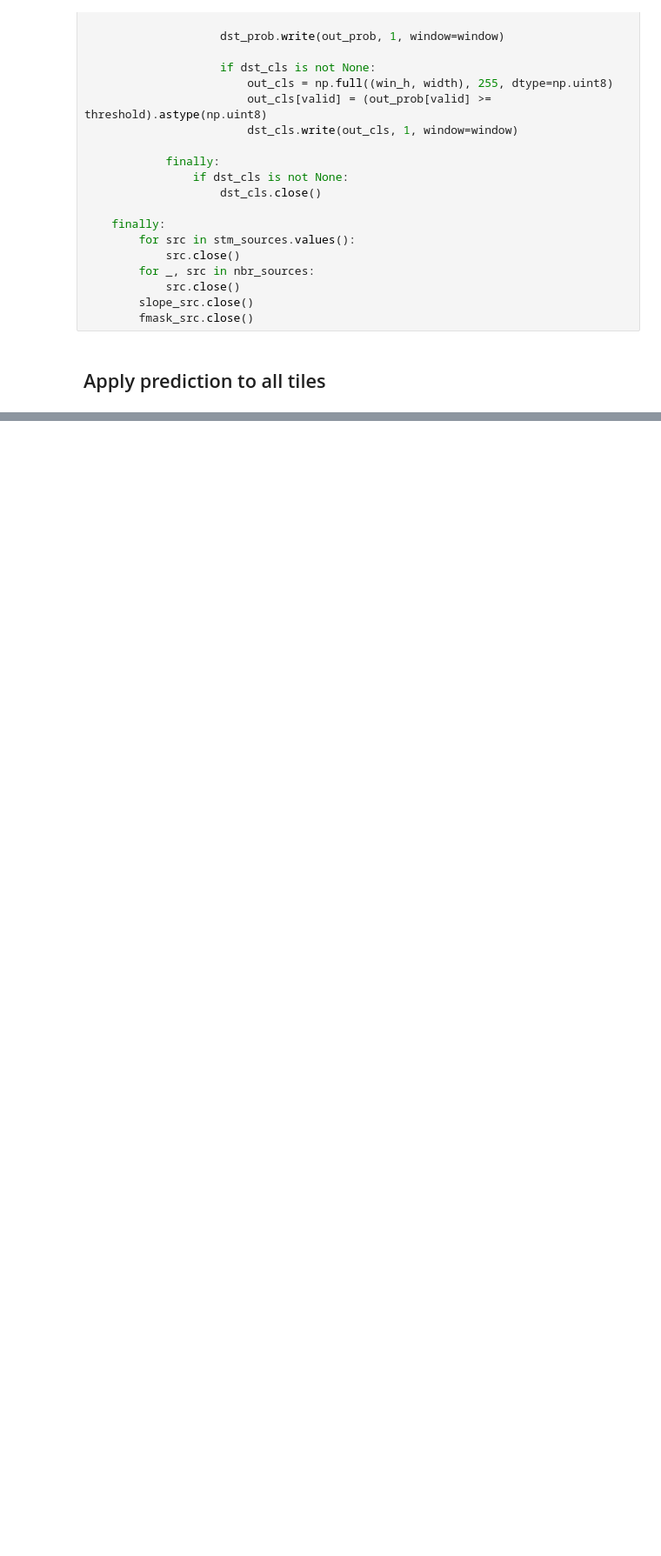
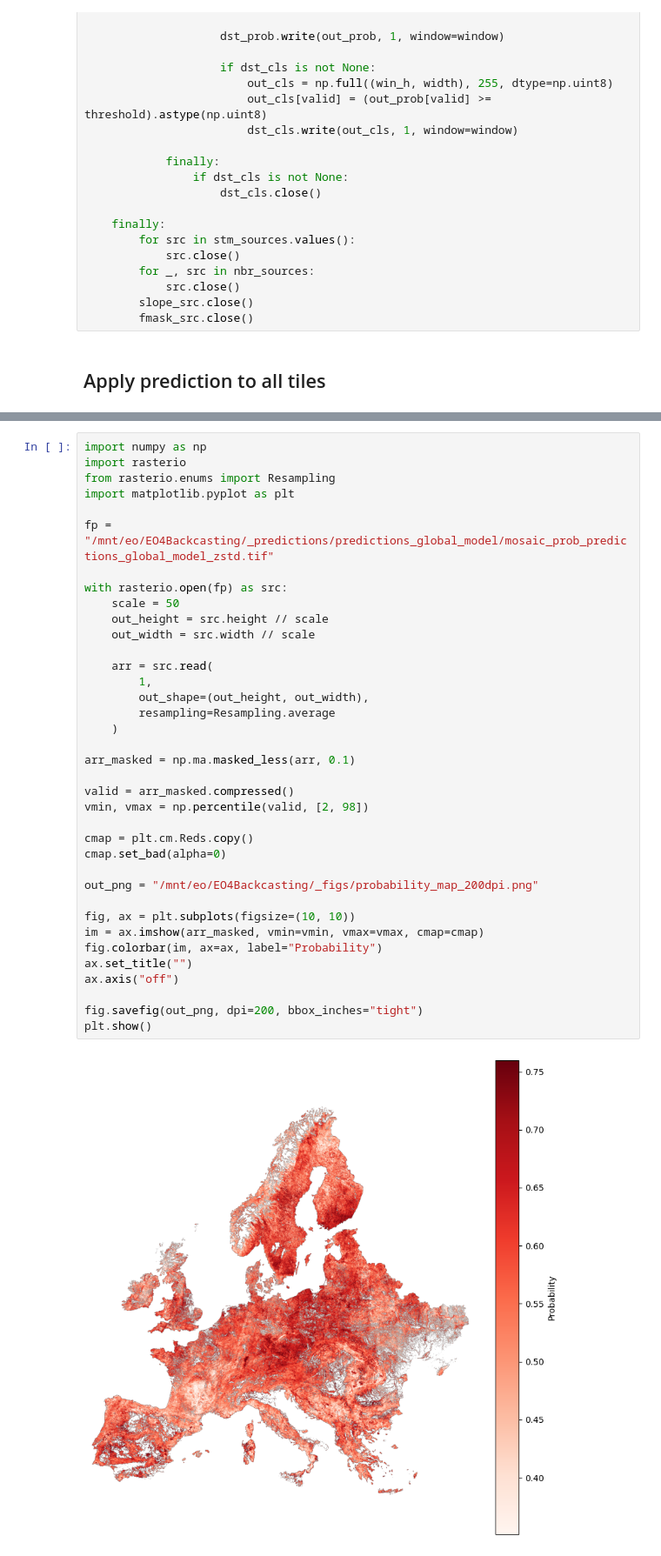
Before and after one commit to MandLisa/Landsat_BackCasting, a Jupyter notebook: scripts/xgboost_backcasting_predict_all_tiles_stm.ipynb, the cells around one changed output, grey strips where cells are left out. Shown at 87% size. Saved outputs shown, nothing was run; the diff lists cells and outputs as text; blank space fills up the shorter version.

Commit message:
add wall-to-wall script and visualisation notebook

```diff
--- a/scripts/xgboost_backcasting_predict_all_tiles_stm.ipynb
+++ b/scripts/xgboost_backcasting_predict_all_tiles_stm.ipynb
@@ -793 +887,40 @@ for tile_name, prob_fp, cls_fp in prediction_outputs[:5]:
+# %%
+import numpy as np
+import rasterio
+from rasterio.enums import Resampling
+import matplotlib.pyplot as plt
+
+fp = "/mnt/eo/EO4Backcasting/_predictions/predictions_global_model/mosaic_prob_predictions_global_model_zstd.tif"
+
+with rasterio.open(fp) as src:
+    scale = 50
+    out_height = src.height // scale
+    out_width = src.width // scale
+
+    arr = src.read(
+        1,
+        out_shape=(out_height, out_width),
+        resampling=Resampling.average
+    )
+
+arr_masked = np.ma.masked_less(arr, 0.1)
+
+valid = arr_masked.compressed()
+vmin, vmax = np.percentile(valid, [2, 98])
+
+cmap = plt.cm.Reds.copy()
+cmap.set_bad(alpha=0)
+
+out_png = "/mnt/eo/EO4Backcasting/_figs/probability_map_200dpi.png"
+
+fig, ax = plt.subplots(figsize=(10, 10))
+im = ax.imshow(arr_masked, vmin=vmin, vmax=vmax, cmap=cmap)
+fig.colorbar(im, ax=ax, label="Probability")
+ax.set_title("")
+ax.axis("off")
+
+fig.savefig(out_png, dpi=200, bbox_inches="tight")
+plt.show()
+# %% [output]
+[figure, added]
 # %%
```
Also changed, not shown: parts of 14 cells of this notebook, 1 other file.
